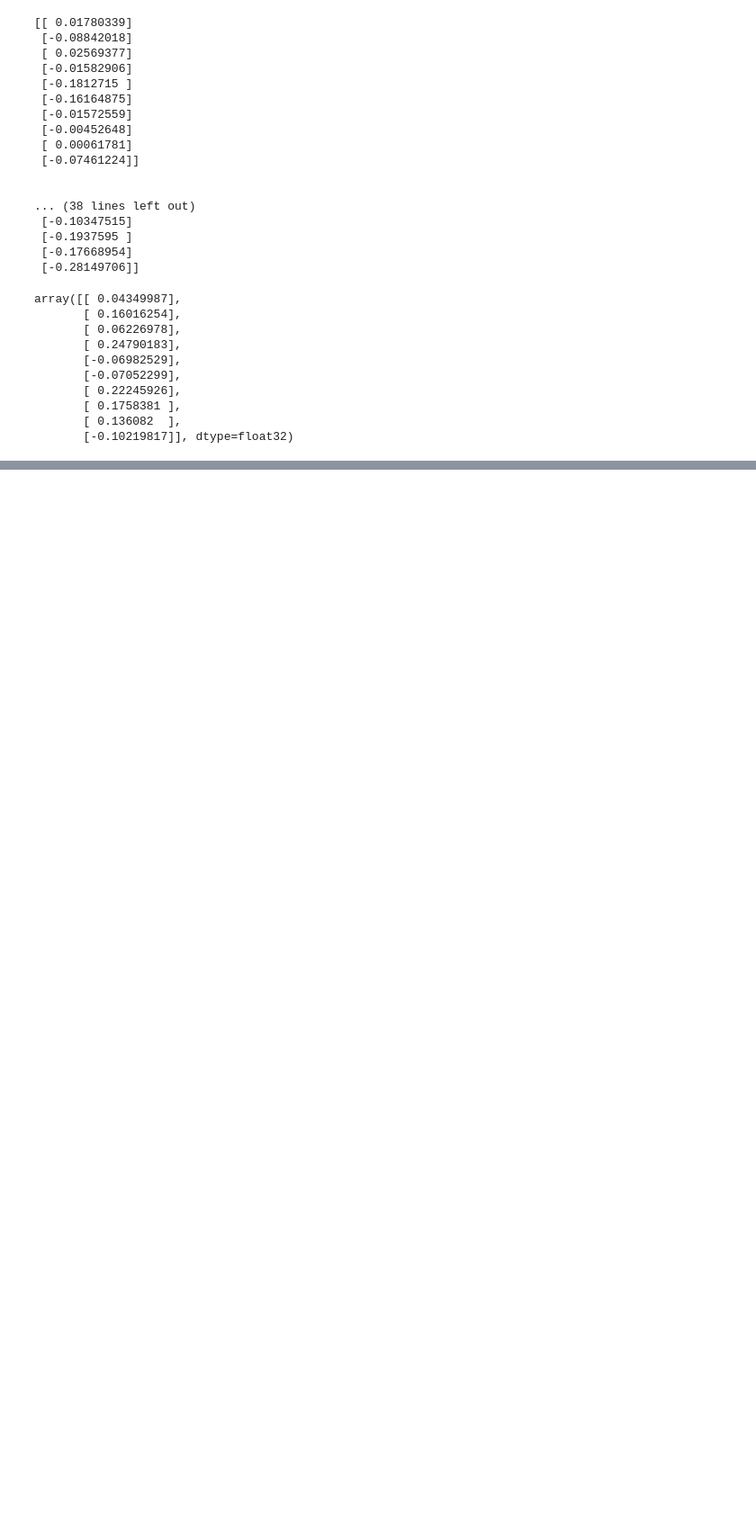
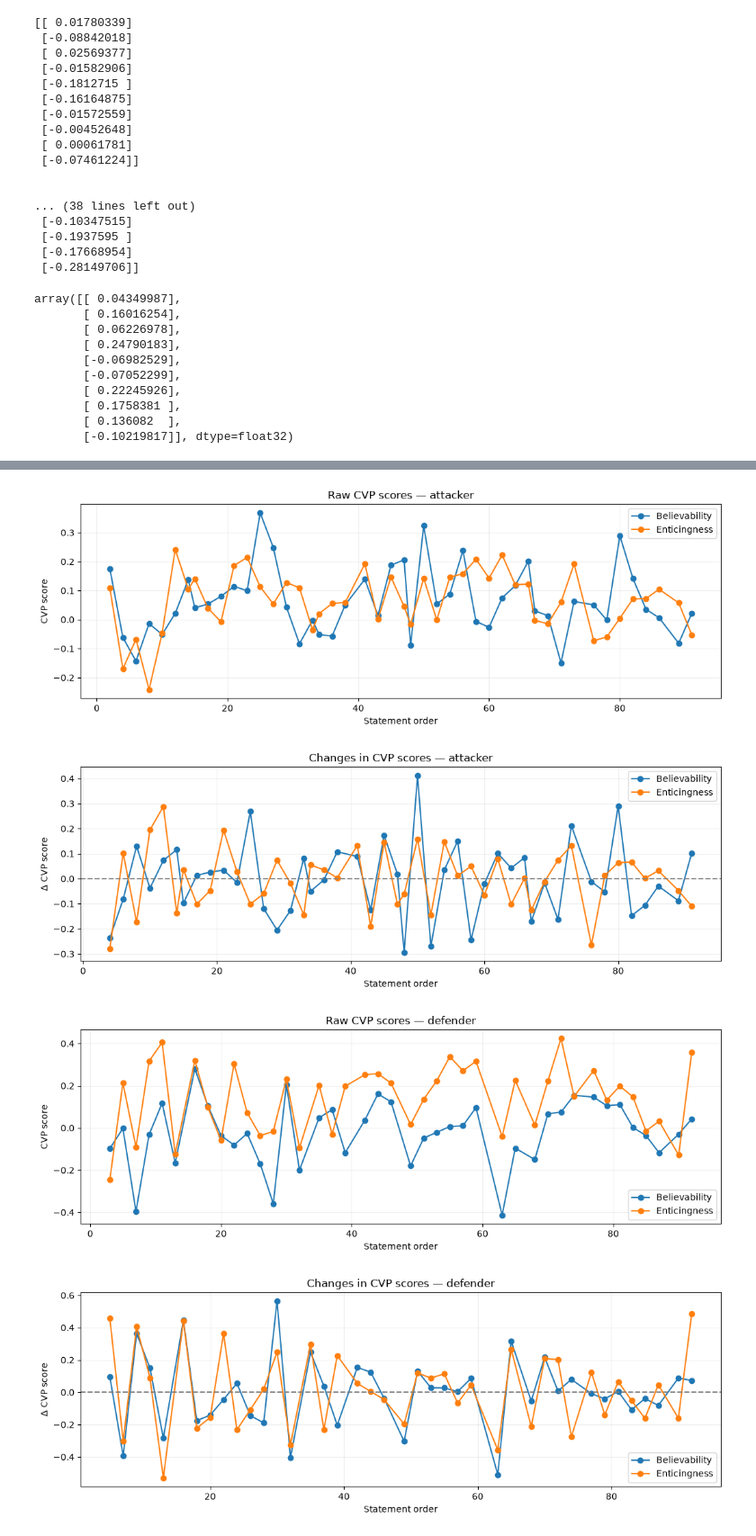
Before and after one commit to Niels-Engedal/honeyval, a Jupyter notebook: scripts/nlp/analysis_scripts/dev_inspection_notebook.ipynb, the cells around one changed output, grey strips where cells are left out. Shown at 90% size. Cells and saved outputs as stored; diff of their text form; code cells hidden in the pictures; blank space fills up the shorter version.

Commit message:
Very early inspection of pilot data

```diff
--- a/scripts/nlp/analysis_scripts/dev_inspection_notebook.ipynb
+++ b/scripts/nlp/analysis_scripts/dev_inspection_notebook.ipynb
@@ -224,0 +318,22 @@ array([[ 0.04349987],
+# %%
+# Exclude missing and empty strategy text
+valid = df_st["strategy"].map(
+    lambda x: isinstance(x, str) and bool(x.strip())
+)
+
+# Compute both CVP scores at once
+scores = cvp.transform(
+    df_st.loc[valid, "strategy"].tolist()
+)
+
+# Add scores to original DataFrame
+score_cols = ["cvp_believability", "cvp_enticingness"]
+
+df_st[score_cols] = np.nan
+df_st.loc[valid, score_cols] = scores
+
+# Inspect results
+df_st[
+    ["actor", "event", "strategy",
+     "cvp_believability", "cvp_enticingness"]
+].head()
@@ -224,0 +349,11 @@ array([[ 0.04349987],
+# %%
+df_st = df_st.sort_values(
+    ["interaction_id", "statement_order"]
+).copy()
+
+# this should probably be between the defender prompt strategies
+for concept in ["believability", "enticingness"]:
+    df_st[f"delta_{concept}"] = (
+        df_st.groupby(["interaction_id", "actor"])[f"cvp_{concept}"]
+        .diff()
+    )
@@ -224,0 +444,15 @@ array([[ 0.04349987],
+# %%
+# Example: the interaction with the most attacker statements
+interaction_id = (
+    df_st.loc[df_st["actor"] == "attacker", "interaction_id"]
+    .value_counts()
+    .idxmax()
+)
+
+plot_cvp_trajectory(df_st, interaction_id, actor="attacker")
+plot_cvp_trajectory(df_st, interaction_id, actor="defender")
+# %% [output]
+[figure, added]
+[figure, added]
+[figure, added]
+[figure, added]
```
Also changed, not shown: parts of 31 cells of this notebook.
